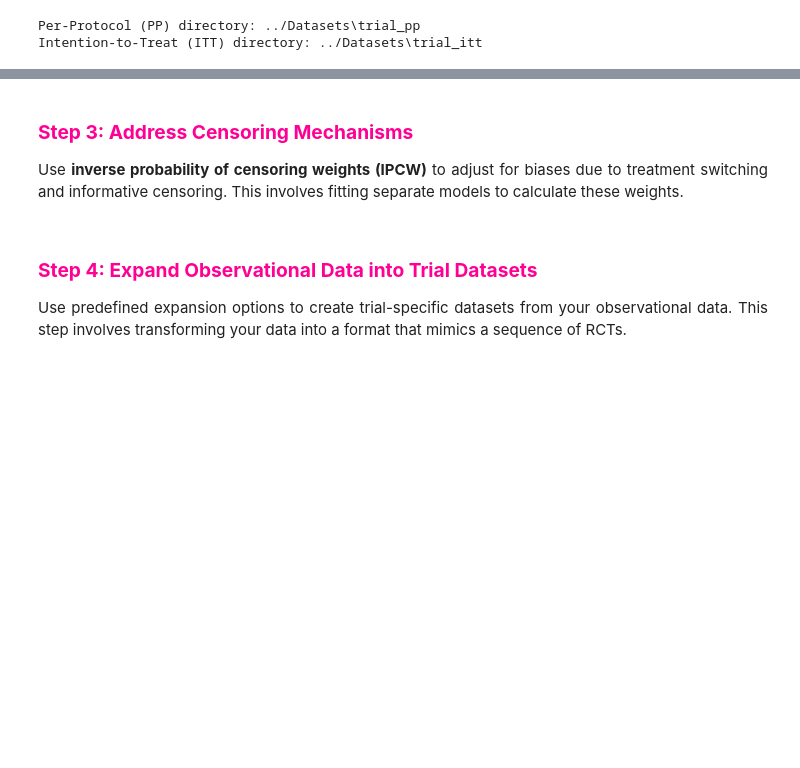
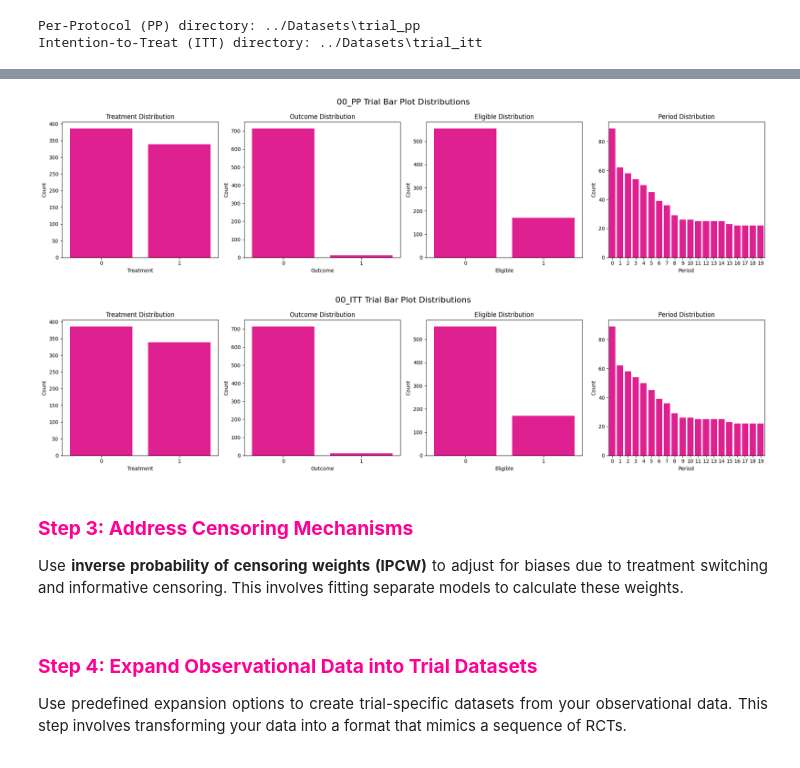
Before and after one commit to Bobberns/Target_Trial_Emulation, a Jupyter notebook: Python Codes/TTE-v1.ipynb, the cells around one changed output, grey strips where cells are left out. Saved outputs shown, nothing was run; the diff lists cells and outputs as text; code cells hidden in the pictures; blank space fills up the shorter version.

Commit message:
add: finished step 2 on preparing the observational data and also adding a bar plot to visualize

```diff
--- a/Python Codes/TTE-v1.ipynb
+++ b/Python Codes/TTE-v1.ipynb
@@ -60,3 +170,56 @@ Ensure your dataset includes columns for treatment, outcomes, and eligibility cr
+# %%
+# Define the custom color
+custom_color = (255/255, 0/255, 149/255)  # PINK
+# custom_color = (0/255, 207/255, 121/255)  # GREEN (too bright, not good on white bg)
+
+# Function to plot distributions
+def plot_distributions(trial, title, save_dir):
+    data = trial['data']
+    fig, axes = plt.subplots(1, 4, figsize=(20, 5))  # 1 row, 4 columns
+    fig.suptitle(title, fontsize=16)
+
+    # Plot treatment distribution
+    sns.countplot(x=trial['treatment'], data=data, ax=axes[0], color=custom_color)
+    axes[0].set_title("Treatment Distribution")
+    axes[0].set_xlabel("Treatment")
+    axes[0].set_ylabel("Count")
+
+    # Plot outcome distribution
+    sns.countplot(x=trial['outcome'], data=data, ax=axes[1], color=custom_color)
+    axes[1].set_title("Outcome Distribution")
+    axes[1].set_xlabel("Outcome")
+    axes[1].set_ylabel("Count")
+
+    # Plot eligible distribution
+    sns.countplot(x=trial['eligible'], data=data, ax=axes[2], color=custom_color)
+    axes[2].set_title("Eligible Distribution")
+    axes[2].set_xlabel("Eligible")
+    axes[2].set_ylabel("Count")
+
+    # Plot period distribution
+    sns.countplot(x=trial['period'], data=data, ax=axes[3], color=custom_color)
+    axes[3].set_title("Period Distribution")
+    axes[3].set_xlabel("Period")
+    axes[3].set_ylabel("Count")
+
+    plt.tight_layout()
+
+    # Save the figure
+    if not os.path.exists(save_dir):
+        os.makedirs(save_dir)  # Create the directory if it doesn't exist
+    save_path = os.path.join(save_dir, f"{title.replace(' ', '_')}.png")
+    plt.savefig(save_path, bbox_inches='tight')  # Save the plot
+
+    plt.show()
+
+# Visualize Per-Protocol (PP) Trial
+plot_distributions(trial_pp, "00_PP Trial Bar Plot Distributions", "../Datasets/trial_pp")
+
+# Visualize Intention-to-Treat (ITT) Trial
+plot_distributions(trial_itt, "00_ITT Trial Bar Plot Distributions", "../Datasets/trial_itt")
+# %% [output]
+[figure, added]
+[figure, added]
 # %% [markdown]
 <div align="justify">
 
```
Also changed, not shown: parts of 7 cells of this notebook, 2 other files.
